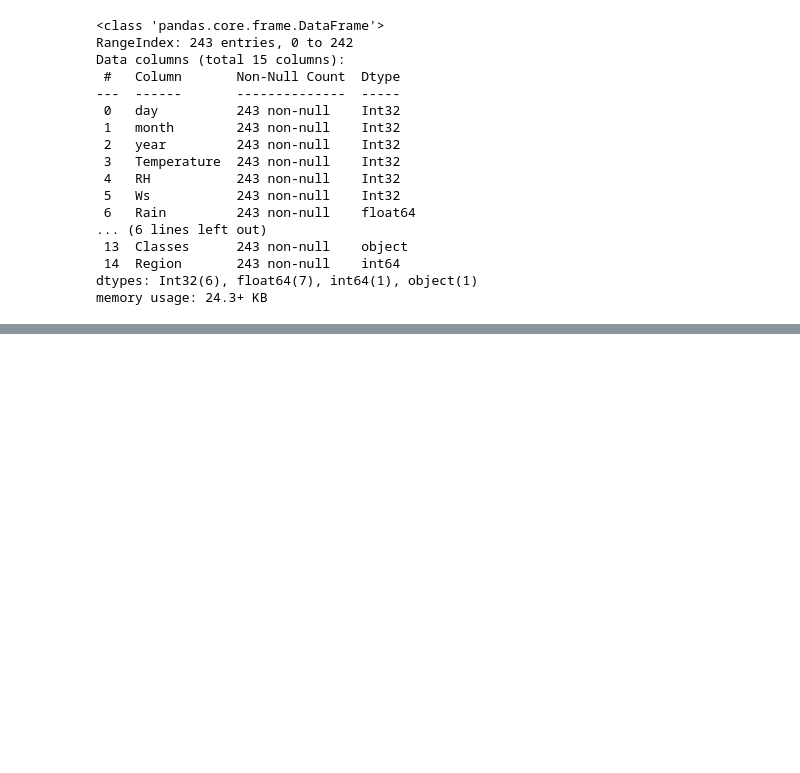
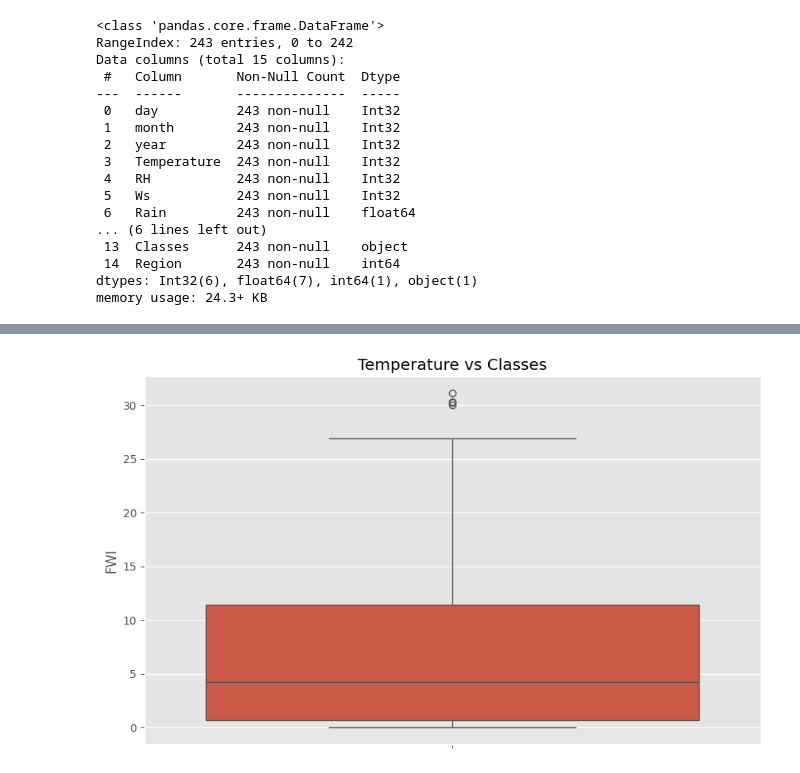
Before and after one commit to swadhinbiswas/machinelearning, a Jupyter notebook: Supervice learning/Regression/ClenDataset.ipynb, the cells around one changed output, grey strips where cells are left out. Drawn from its saved outputs; the diff is of its cells as text; code cells hidden in the pictures; blank space fills up the shorter version.

```diff
--- a/Supervice learning/Regression/ClenDataset.ipynb
+++ b/Supervice learning/Regression/ClenDataset.ipynb
@@ -261,0 +350,9 @@ dataset.describe()
+# %%
+##Boxplot
+
+plt.figure(figsize=(10,6))
+sns.boxplot(dataset_copy['FWI'])
+plt.title('Temperature vs Classes')
+plt.show()
+# %% [output]
+[figure, added]
```
Also changed, not shown: parts of 11 cells of this notebook, 1 other file.
